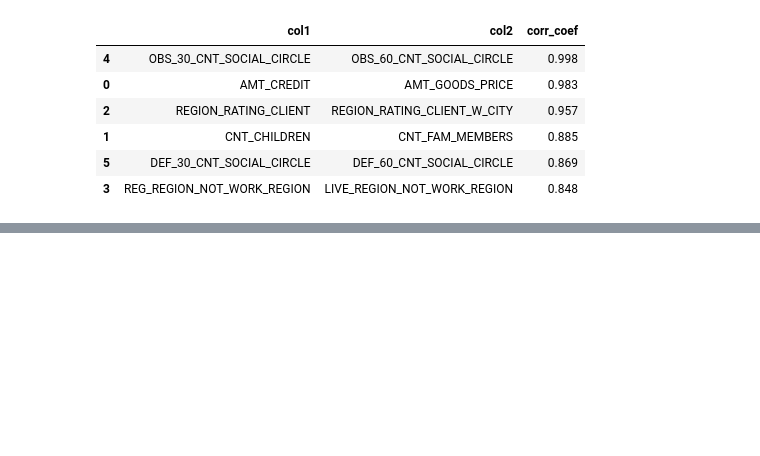
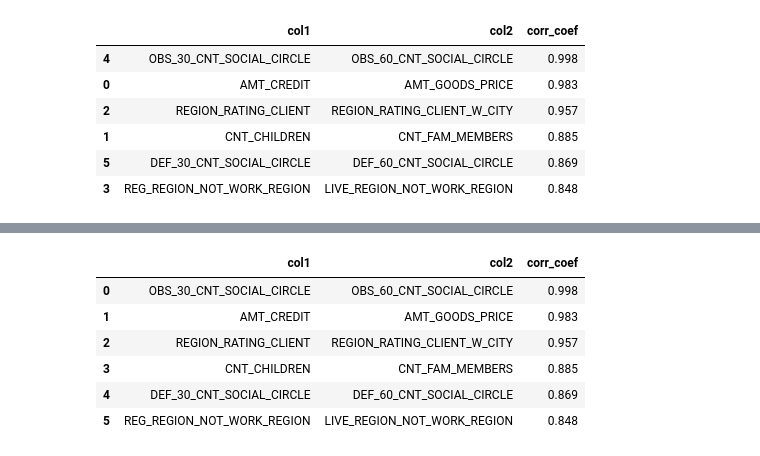
Before and after one commit to htetaunglynn94/portfolio_projects, a Jupyter notebook: eda_on_loan_default.ipynb, the cells around one changed output, grey strips where cells are left out. Cells and saved outputs as stored; diff of their text form; code cells hidden in the pictures; blank space fills up the shorter version.

```diff
--- a/eda_on_loan_default.ipynb
+++ b/eda_on_loan_default.ipynb
@@ -1140,0 +1159,10 @@ corr_tbl
+# %%
+correlation_checker(defaulters)
+# %% [output]
+|  | col1 | col2 | corr_coef |
+| 0 | OBS_30_CNT_SOCIAL_CIRCLE | OBS_60_CNT_SOCIAL_CIRCLE | 0.998 |
+| 1 | AMT_CREDIT | AMT_GOODS_PRICE | 0.983 |
+| 2 | REGION_RATING_CLIENT | REGION_RATING_CLIENT_W_CITY | 0.957 |
+| 3 | CNT_CHILDREN | CNT_FAM_MEMBERS | 0.885 |
+| 4 | DEF_30_CNT_SOCIAL_CIRCLE | DEF_60_CNT_SOCIAL_CIRCLE | 0.869 |
+| 5 | REG_REGION_NOT_WORK_REGION | LIVE_REGION_NOT_WORK_REGION | 0.848 |
```
Also changed, not shown: parts of 4 cells of this notebook.
